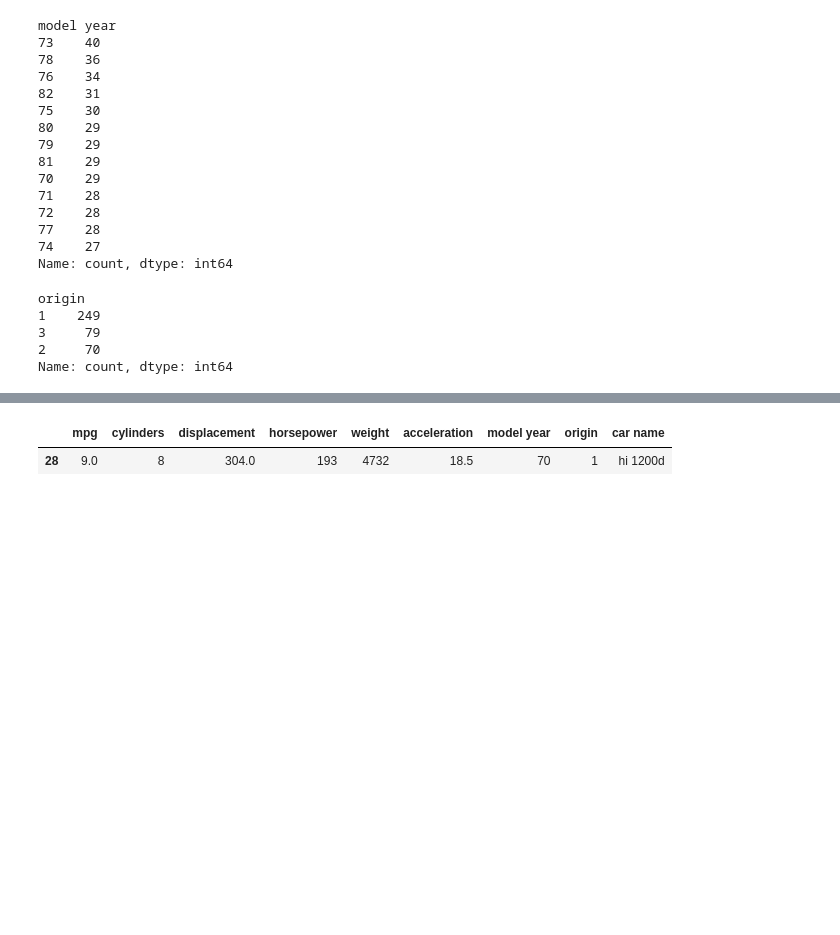
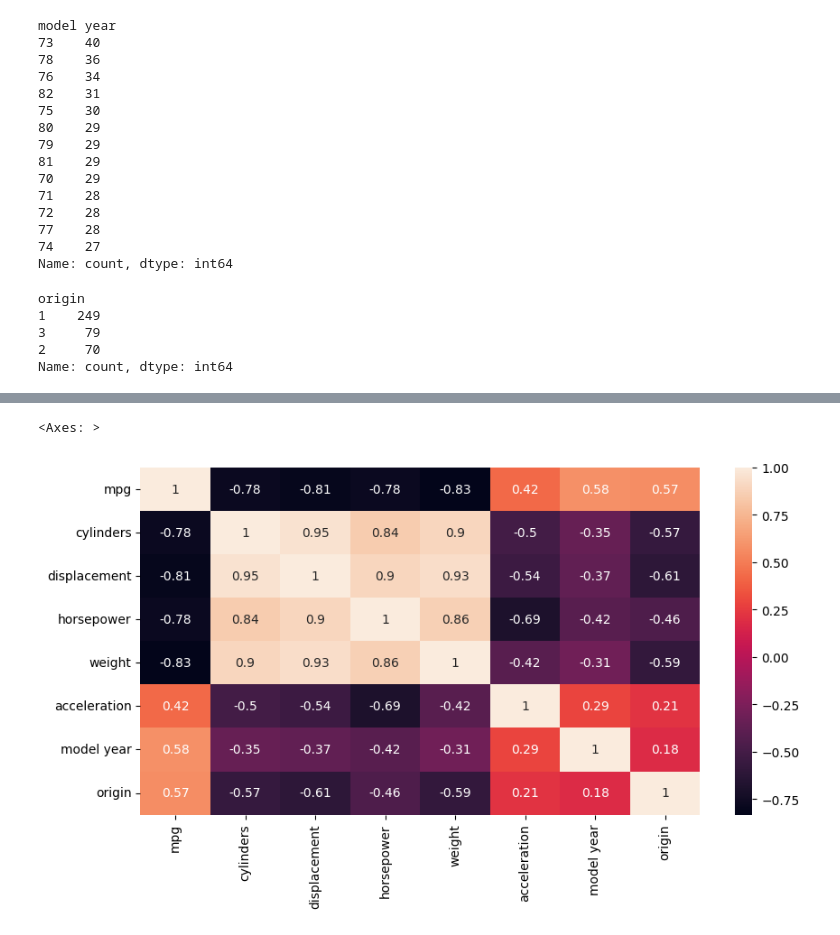
Before and after one commit to pythonieee/Deep-learning-projects, a Jupyter notebook: Fuel Effuciency predictor/First.ipynb, the cells around one changed output, grey strips where cells are left out. Cells and saved outputs as stored; diff of their text form; code cells hidden in the pictures; blank space fills up the shorter version.

Commit message:
Tried MLFlow and tried some new things . Made the model for the fuel efficiency

```diff
--- a/Fuel Effuciency predictor/First.ipynb
+++ b/Fuel Effuciency predictor/First.ipynb
@@ -90,5 +76,0 @@ df.describe()
-# %%
-df[df["mpg"] == df["mpg"].min()]
-# %% [output]
-|  | mpg | cylinders | displacement | horsepower | weight | acceleration | model year | origin | car name |
-| 28 | 9.0 | 8 | 304.0 | 193 | 4732 | 18.5 | 70 | 1 | hi 1200d |
@@ -99,6 +77,6 @@ df["horsepower"] =df["horsepower"].astype(int)
-# %%
-from sklearn.preprocessing import LabelEncoder
-
-encoder = LabelEncoder()
-
-df["car name"] = encoder.fit_transform( df["car name"] )
+# %%
+plt.figure(figsize=(10,5))
+sns.heatmap(df.drop(columns=["car name"]).corr() , annot=True)
+# %% [output]
+<Axes: >
+[figure, added]
```
Also changed, not shown: parts of 13 cells of this notebook, 10 other files.
